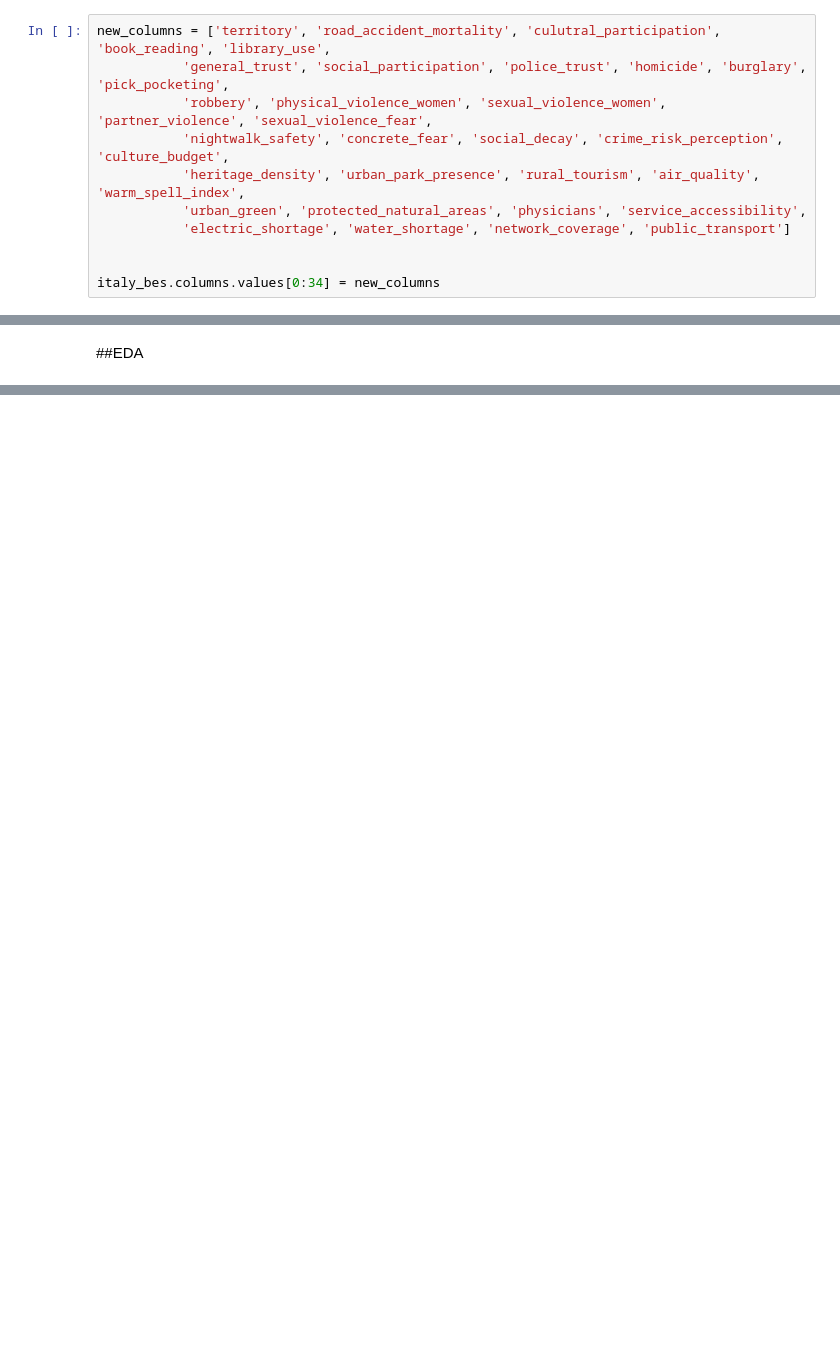
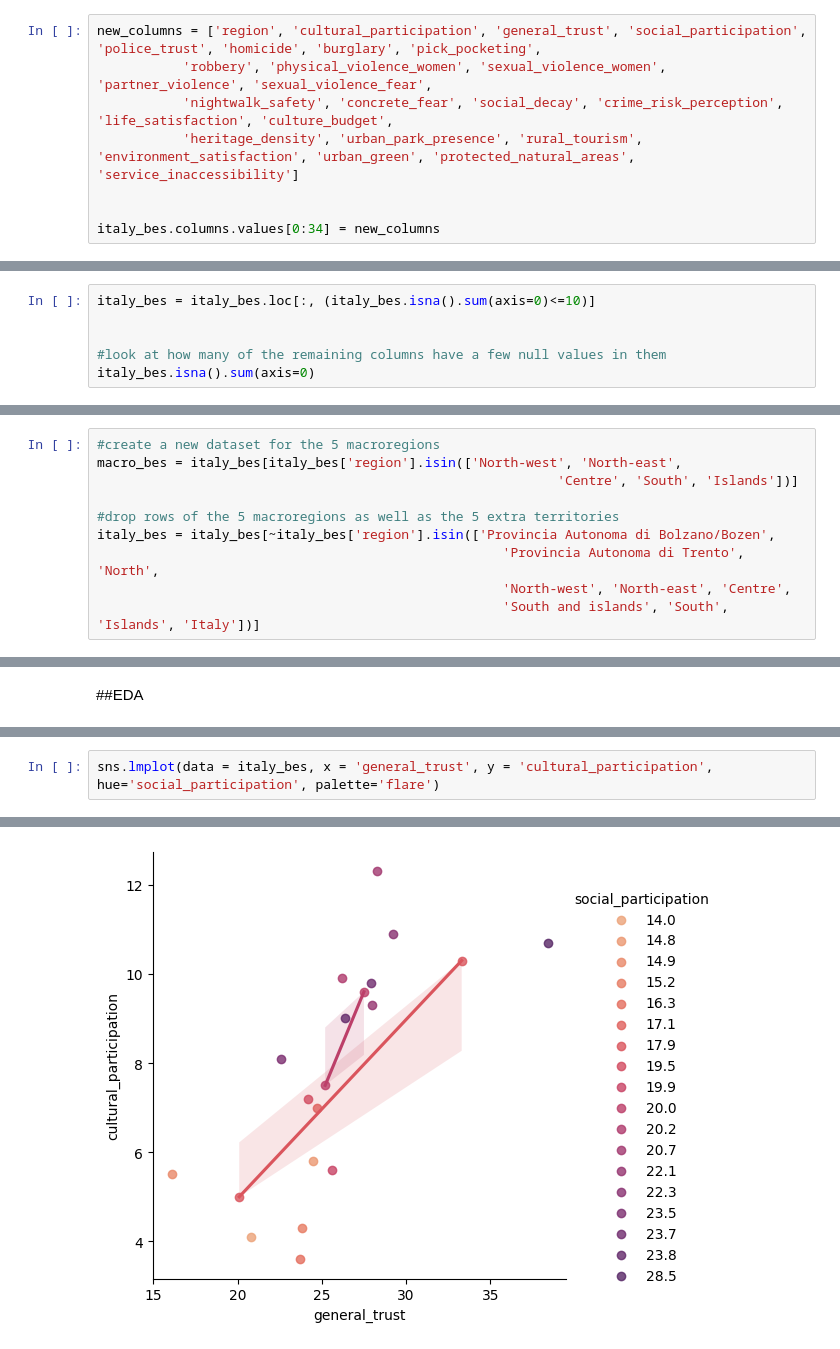
Before and after one commit to EphiWalker/Italy_BES, a Jupyter notebook: italy_bes.ipynb, the cells around one changed output, grey strips where cells are left out. Saved outputs shown, nothing was run; the diff lists cells and outputs as text; blank space fills up the shorter version.

```diff
--- a/italy_bes.ipynb
+++ b/italy_bes.ipynb
@@ -685,13 +630,10 @@ italy_bes.shape
 # %% [markdown]
 ### Renaming Columns
 # %%
-new_columns = ['territory', 'road_accident_mortality', 'culutral_participation', 'book_reading', 'library_use',
-           'general_trust', 'social_participation', 'police_trust', 'homicide', 'burglary', 'pick_pocketing',
+new_columns = ['region', 'cultural_participation', 'general_trust', 'social_participation', 'police_trust', 'homicide', 'burglary', 'pick_pocketing',
            'robbery', 'physical_violence_women', 'sexual_violence_women', 'partner_violence', 'sexual_violence_fear',
-           'nightwalk_safety', 'concrete_fear', 'social_decay', 'crime_risk_perception', 'culture_budget',
-           'heritage_density', 'urban_park_presence', 'rural_tourism', 'air_quality', 'warm_spell_index',
-           'urban_green', 'protected_natural_areas', 'physicians', 'service_accessibility',
-           'electric_shortage', 'water_shortage', 'network_coverage', 'public_transport']
+           'nightwalk_safety', 'concrete_fear', 'social_decay', 'crime_risk_perception', 'life_satisfaction', 'culture_budget',
+           'heritage_density', 'urban_park_presence', 'rural_tourism', 'environment_satisfaction', 'urban_green', 'protected_natural_areas', 'service_inaccessibility']
 
 
 italy_bes.columns.values[0:34] = new_columns
@@ -697,0 +648,6 @@ italy_bes.columns.values[0:34] = new_columns
+# %%
+italy_bes = italy_bes.loc[:, (italy_bes.isna().sum(axis=0)<=10)]
+
+
+#look at how many of the remaining columns have a few null values in them
+italy_bes.isna().sum(axis=0)
@@ -698,3 +692,13 @@ italy_bes.columns.values[0:34] = new_columns
+# %%
+#create a new dataset for the 5 macroregions
+macro_bes = italy_bes[italy_bes['region'].isin(['North-west', 'North-east',
+                                                           'Centre', 'South', 'Islands'])]
+
+#drop rows of the 5 macroregions as well as the 5 extra territories
+italy_bes = italy_bes[~italy_bes['region'].isin(['Provincia Autonoma di Bolzano/Bozen',
+                                                    'Provincia Autonoma di Trento', 'North',
+                                                    'North-west', 'North-east', 'Centre',
+                                                    'South and islands', 'South', 'Islands', 'Italy'])]
 # %% [markdown]
 Now that my data contains a lot fewer variables than the original, it's also a bit easier to describe. Below is a table describing each of the above features.
 # %% [markdown]
@@ -736,0 +737,3 @@ public_transport|Seat-km per capita of public transport networks in provincial c
+# %%
+sns.lmplot(data = italy_bes, x = 'general_trust', y = 'cultural_participation', hue='social_participation', palette='flare')
+# %% [output]
@@ -736,0 +741 @@ public_transport|Seat-km per capita of public transport networks in provincial c
+[figure, added]
```
Also changed, not shown: parts of 40 cells of this notebook.
